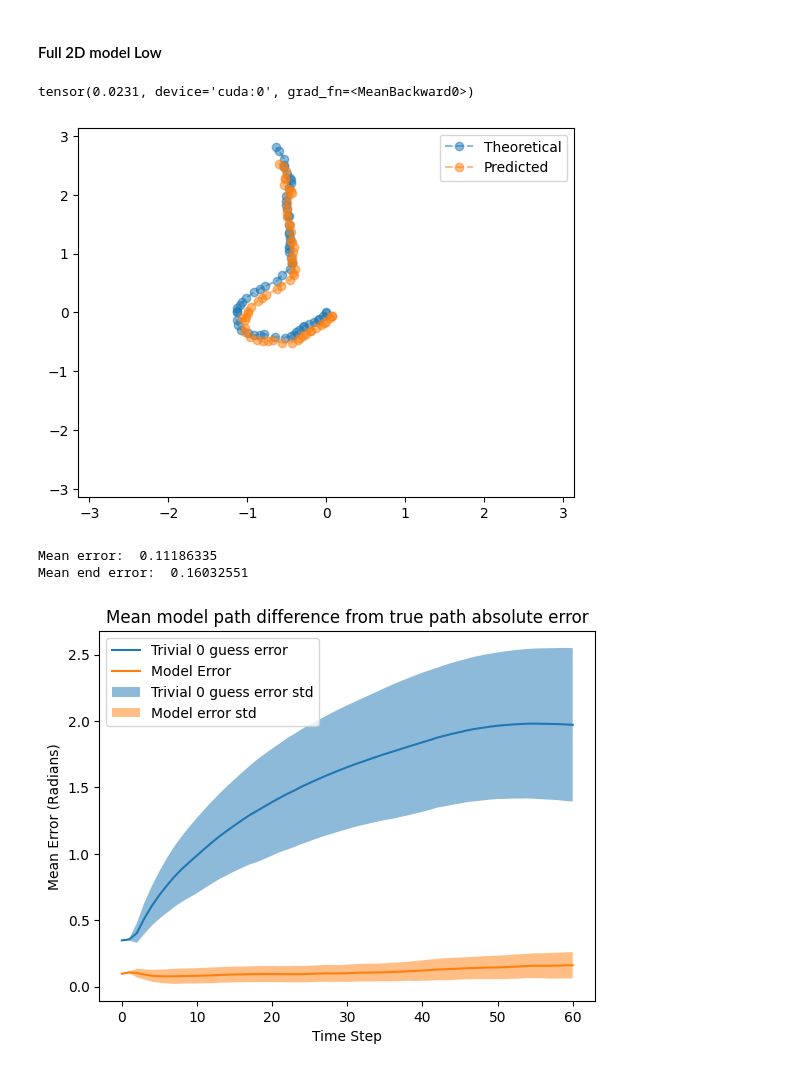
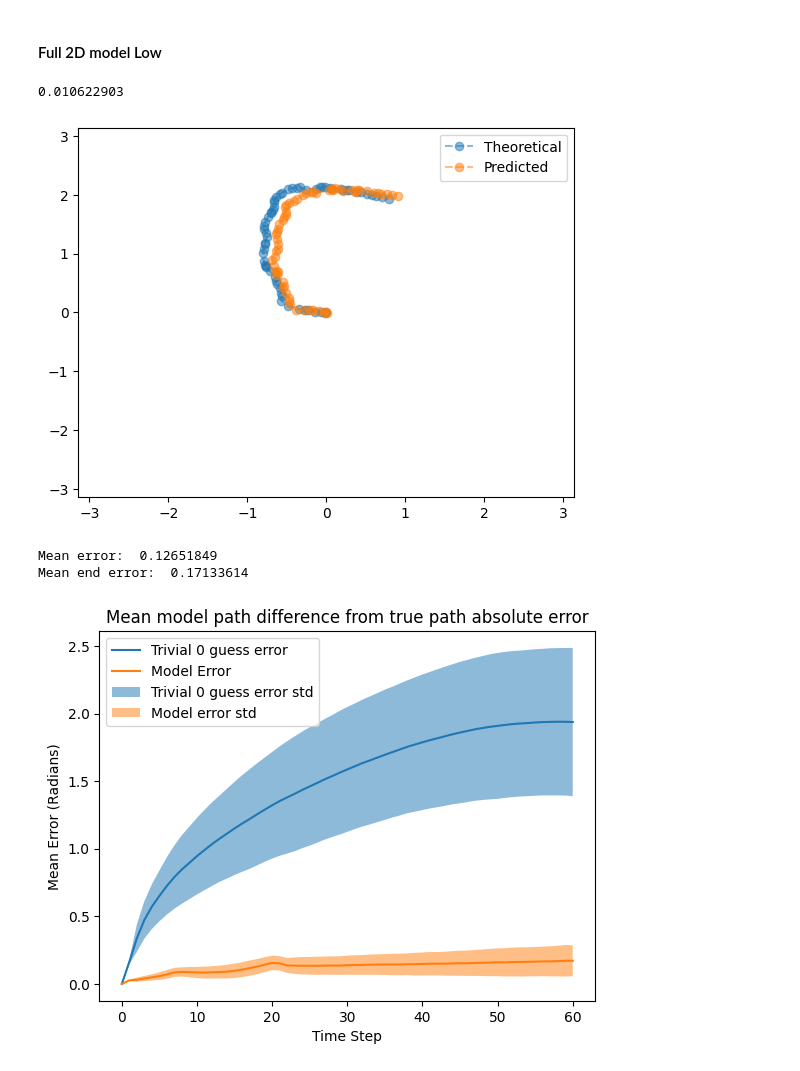
Before and after one commit to bioAI-Oslo/RNN-Adding-Problem-Representations, a Jupyter notebook: notebooks/summer.ipynb, the cells around one changed output. Drawn from its saved outputs; the diff is of its cells as text; code cells hidden in the pictures.

```diff
--- a/notebooks/summer.ipynb
+++ b/notebooks/summer.ipynb
@@ -94,17 +108,18 @@ Last training time steps: 201
 # %% [markdown]
 ## Model
 # %%
-input_data = np.load("../datasets/gradual_2D_5000_25_64.npy",allow_pickle=True)
+# input_data = np.load("../datasets/gradual_2D_5000_25_64.npy",allow_pickle=True)
+input_data = np.load("../datasets/constant_2D_2000_200_64.npy",allow_pickle=True)
 # %%
 hidden_size = 64
 input_size = 1
 # nav_size = 1
 
 # model1 = RNN_circular_LowEtAl_bridged(input_size,hidden_size,lr=0.0001,irnn=True,outputnn=False,Wx_normalize=False,activation=True,bias=False,nav_space=1,batch_size=64).to(device)
-model1 = RNN_circular_2D_xy_relative(input_size,hidden_size,lr=0.0002,act_decay=0.01,weight_decay=0.0).to(device)
+model1 = RNN_circular_2D_xy_relative(input_size,hidden_size,lr=0.0002,act_decay=0.01,weight_decay=0.01).to(device)
 # model1 = torch.compile(model1)
 
-train = True
+train = False
 
 if train:
     # _ = model1.train_gradual(epochs=1500)
@@ -115,6 +130,6 @@ if train:
 else:
     # model1.load_state_dict(torch.load("../trained models/LowEtAl_bridged_10000gradual+2000base.pt"))
     # model1.load_state_dict(torch.load("../trained models/LowEtAl_bridged_10000gradual.pt",map_location=torch.device('cpu')))
-    model1.load_state_dict(torch.load("../trained models/relative_2D_2500x2gradual_Sophia_100tsteps_actdecay_noweightdecay_0.0002lr.pt"))
+    model1.load_state_dict(torch.load("../trained models/relative_2D_5000x3gradual_Sophia_200tsteps_actdecay_noweightdecay_0.0002lr.pt"))
 
 # torch.save(model1.state_dict(), "../trained models/LowEtAl_bridged_reduced_Gradual_lossiequaloroverj_maskonangle_lossscale_4000gradual.pt")
@@ -347,8 +359,17 @@ labels = torch.cat((torch.zeros((labels.shape[0],1,labels.shape[2])),labels),dim
 out = model1(data)
 out = out.permute(1,0,2)[:,:,:]
 
+# out_decoded = sincos_to_2D(out)
+labels = labels.detach().cpu().numpy()
+# out_decoded = out_decoded.detach().cpu()
+out = out.detach().cpu().numpy()
+
+# Shift the predicted values so that the first timestep aligns with theoretical value
+out = out - np.expand_dims((out[:,0,:] - labels[:,0,:]),1)
+
 # mse = torch.mean((labels_sincos-out)**2)
-mse = torch.mean((labels-out)**2)
+mse = np.mean((labels-out)**2)
+# mse = np.mean((labels-out_shifted)**2)
 print(mse)
 # %% [output]
-tensor(0.0231, device='cuda:0', grad_fn=<MeanBackward0>)
+0.010622903
@@ -371,17 +384,17 @@ out = out.detach().cpu().numpy()
 # mse = torch.mean((labels-path)**2)
 # print(mse)
 # %%
-n = 13
+n = 10
 plt.plot(labels[n,:,0],labels[n,:,1],"--o", alpha=0.5, label="Theoretical")
 # plt.plot(out_decoded[n,:,0],out_decoded[n,:,1],"--o", alpha=0.5, label="Predicted")
 plt.plot(out[n,:,0],out[n,:,1],"--o", alpha=0.5, label="Predicted")
 # plt.plot(path[n,:,0],path[n,:,1],"--o", alpha=0.5, label="Predicted")
 plt.legend()
 plt.xlim(-np.pi,np.pi)
 plt.ylim(-np.pi,np.pi)
 plt.show()
 # %% [output]
-[figure, old version]
+[figure, new version]
 # %%
 # Calculate path error
 # path = out_decoded.numpy()
@@ -412,6 +425,6 @@ plt.xlabel("Time Step")
 plt.ylabel("Mean Error (Radians)")
 plt.show()
 # %% [output]
-Mean error:  0.11186335
-Mean end error:  0.16032551
+Mean error:  0.12651849
+Mean end error:  0.17133614
-[figure, old version]
+[figure, new version]
```
Also changed, not shown: parts of 9 cells of this notebook, 2 other files.
